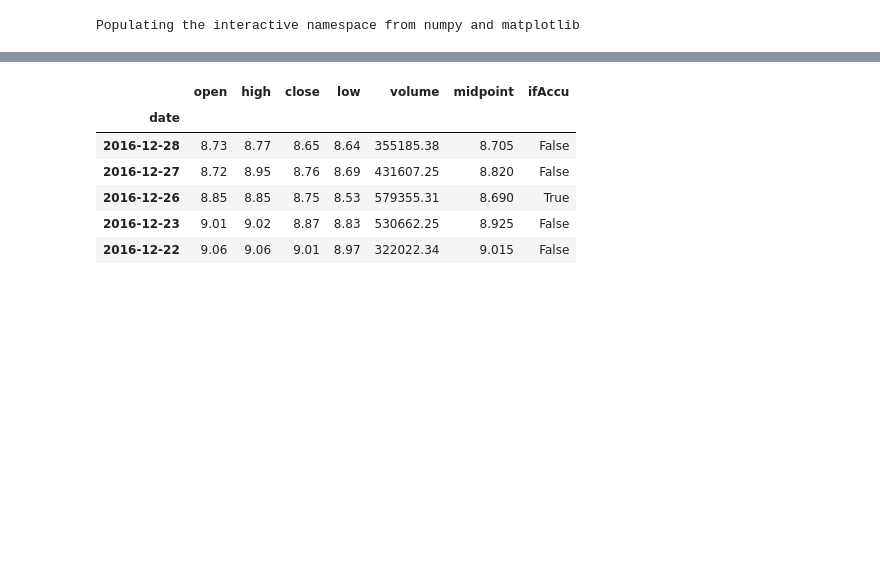
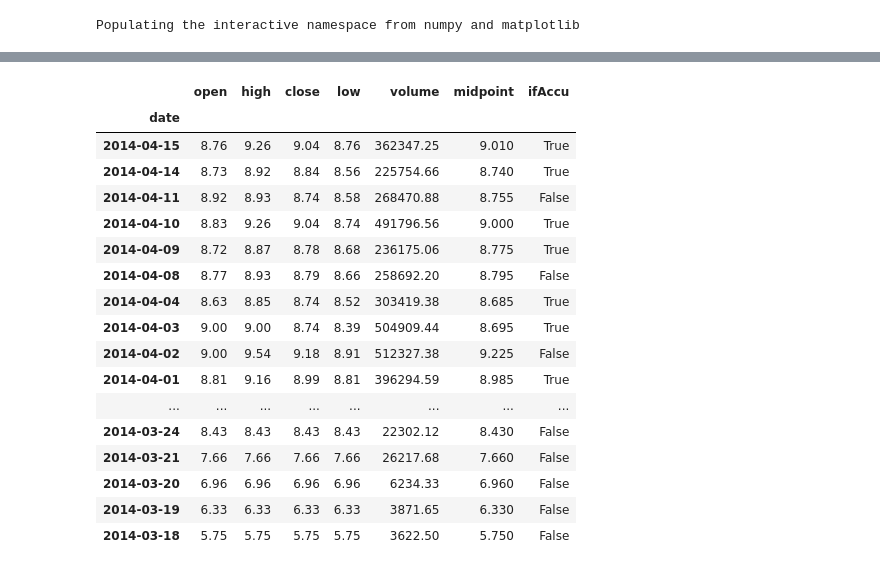
Before and after one commit to monchewharry/QuantSpeculation, a Jupyter notebook: note/8 ADLine.ipynb, the cells around one changed output, grey strips where cells are left out. Cells and saved outputs as stored; diff of their text form; code cells hidden in the pictures; blank space fills up the shorter version.

```diff
--- a/note/8 ADLine.ipynb
+++ b/note/8 ADLine.ipynb
@@ -18,12 +38,23 @@ ldkg=df_ldkg.loc[:,['open','high','close','low','volume']]
 # %%
 ldkg.loc[:,'midpoint'] = (ldkg['high']+ldkg['low'])/2
 ldkg.loc[:,'ifAccu'] = ldkg['close'] > ldkg['midpoint']
-ldkg.head()
+ldkg.tail(20)
 # %% [output]
 |  | open | high | close | low | volume | midpoint | ifAccu |
 | date |  |  |  |  |  |  |  |
-| 2016-12-28 | 8.73 | 8.77 | 8.65 | 8.64 | 355185.38 | 8.705 | False |
-| 2016-12-27 | 8.72 | 8.95 | 8.76 | 8.69 | 431607.25 | 8.820 | False |
-| 2016-12-26 | 8.85 | 8.85 | 8.75 | 8.53 | 579355.31 | 8.690 | True |
-| 2016-12-23 | 9.01 | 9.02 | 8.87 | 8.83 | 530662.25 | 8.925 | False |
-| 2016-12-22 | 9.06 | 9.06 | 9.01 | 8.97 | 322022.34 | 9.015 | False |
+| 2014-04-15 | 8.76 | 9.26 | 9.04 | 8.76 | 362347.25 | 9.010 | True |
+| 2014-04-14 | 8.73 | 8.92 | 8.84 | 8.56 | 225754.66 | 8.740 | True |
+| 2014-04-11 | 8.92 | 8.93 | 8.74 | 8.58 | 268470.88 | 8.755 | False |
+| 2014-04-10 | 8.83 | 9.26 | 9.04 | 8.74 | 491796.56 | 9.000 | True |
+| 2014-04-09 | 8.72 | 8.87 | 8.78 | 8.68 | 236175.06 | 8.775 | True |
+| 2014-04-08 | 8.77 | 8.93 | 8.79 | 8.66 | 258692.20 | 8.795 | False |
+| 2014-04-04 | 8.63 | 8.85 | 8.74 | 8.52 | 303419.38 | 8.685 | True |
+| 2014-04-03 | 9.00 | 9.00 | 8.74 | 8.39 | 504909.44 | 8.695 | True |
+| 2014-04-02 | 9.00 | 9.54 | 9.18 | 8.91 | 512327.38 | 9.225 | False |
+| 2014-04-01 | 8.81 | 9.16 | 8.99 | 8.81 | 396294.59 | 8.985 | True |
+| ... | ... | ... | ... | ... | ... | ... | ... |
+| 2014-03-24 | 8.43 | 8.43 | 8.43 | 8.43 | 22302.12 | 8.430 | False |
+| 2014-03-21 | 7.66 | 7.66 | 7.66 | 7.66 | 26217.68 | 7.660 | False |
+| 2014-03-20 | 6.96 | 6.96 | 6.96 | 6.96 | 6234.33 | 6.960 | False |
+| 2014-03-19 | 6.33 | 6.33 | 6.33 | 6.33 | 3871.65 | 6.330 | False |
+| 2014-03-18 | 5.75 | 5.75 | 5.75 | 5.75 | 3622.50 | 5.750 | False |
```
Also changed, not shown: parts of 11 cells of this notebook, 7 other files.
